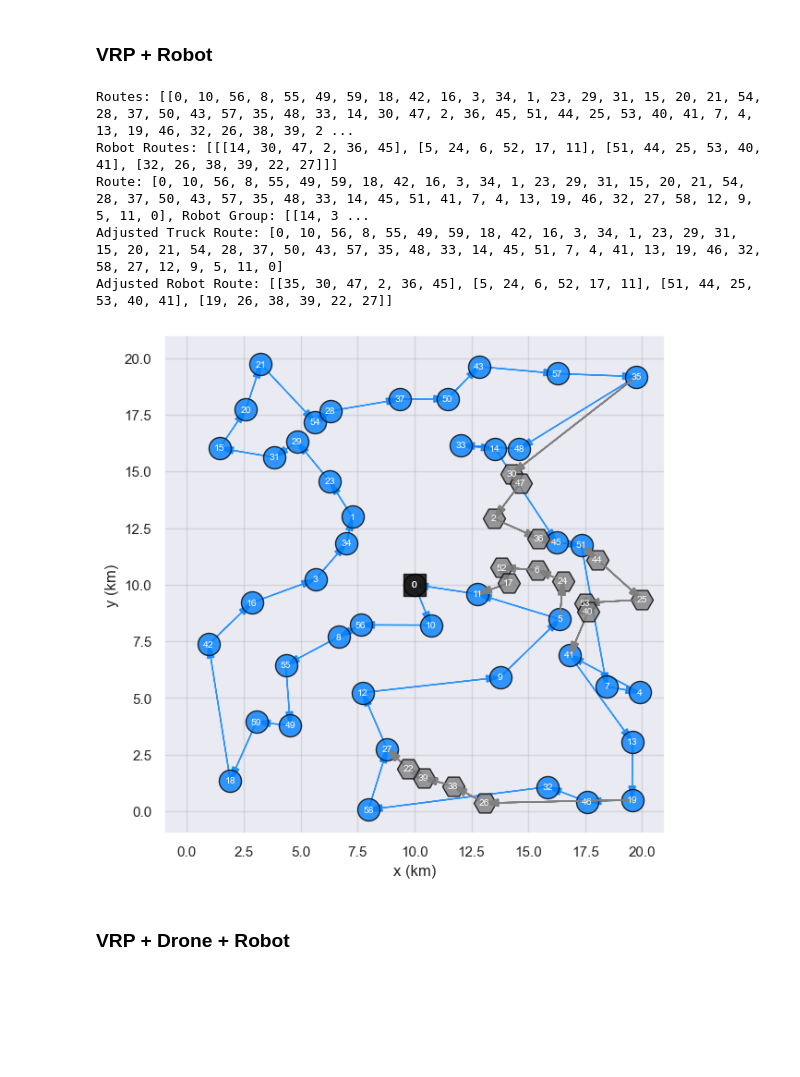
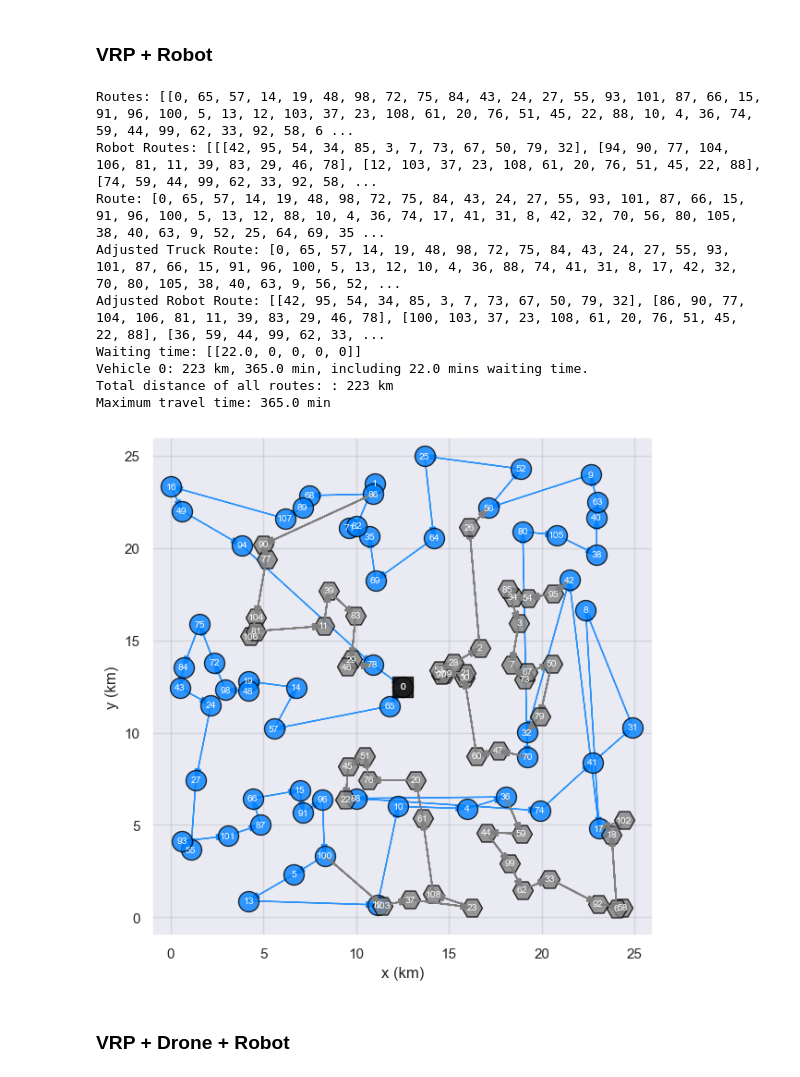
Before and after one commit to jy09567824/vehicle-routing-problem, a Jupyter notebook: VRPRD_ORTools.ipynb, the cells around one changed output. Cells and saved outputs as stored; diff of their text form; code cells hidden in the pictures; blank space fills up the shorter version.

```diff
--- a/VRPRD_ORTools.ipynb
+++ b/VRPRD_ORTools.ipynb
@@ -71,20 +70,17 @@ SERVICE_TIME = 2
 # [Truck]
 # 時速 60km | 每台車有最大移動距離(固定) | 貨物重量相同 | 本實驗不考慮車輛成本, 故每台車可載貨物數量 = (站點/車輛數)
 VEHICLE_SPEED = 60
-VEHICLE_MAX_DISTANCE = 9999999
 # VEHICLE_CAPACITIES = int(NUM_NODES / NUM_VEHICLES)
 
 # [Drone]
-# 時速 80km | 續航力 60 min | 採用歐幾里德距離 | 負責離群值 | 派出與收回載具各需要 1 分鐘
-DRONE_SETUP_TIME = 1  # 發送 & 收回 Drone 的準備時間
+# 時速 80km | 續航力 60 min | 採用歐幾里德距離 | 負責離群值 | 派出與收回載具各需要 1 分鐘 (總共2)
 DRONE_CAPACITIES = 1
 DRONE_SPEED = 80
 DRONE_BATTERY_LIFE = 60
 
 # [Robot]
-# 時速 30km | 續航力 120 min | 負責高密度點 | 派出與收回載具各需要 1 分鐘
-ROBOT_SETUP_TIME = 1
-ROBOT_CAPACITIES = 4
+# 時速 30km | 續航力 120 min | 負責高密度點 | 派出與收回載具各需要 1 分鐘 (總共2)
+ROBOT_CAPACITIES = 10
 ROBOT_SPEED = 60
 ROBOT_BATTERY_LIFE = 120
 # %% [markdown]
@@ -518,7 +532,7 @@ def plot_map(routes, drone_routes=[], robot_routes=[], **controls):
 
     def draw_node(node, color='gray', marker='o'):
         text_kwargs = dict(s=str(node), fontsize=7.5, color="white", horizontalalignment='center', verticalalignment='center')
-        node_kwargs = dict(s=300, color=color, alpha=0.8, edgecolors='black', marker=marker)
+        node_kwargs = dict(s=250, color=color, alpha=0.8, edgecolors='black', marker=marker)
         loc = data['num_locations'][node]
         plt.scatter(x=loc[0], y=loc[1], **node_kwargs)
         plt.text(x=loc[0], y=loc[1], **text_kwargs)
@@ -570,7 +584,7 @@ def plot_map(routes, drone_routes=[], robot_routes=[], **controls):
 ## VRP 解題方法說明
 # %%
 # Set data & control parameter
-controls = dict(map_size=(20, 20), num_nodes=1, num_vehicles=1)
+controls = dict(map_size=(25, 25), num_nodes=110, num_vehicles=1)
 data = create_data_model(**controls)
 
 plot_map(routes=[], **controls)
@@ -592,14 +610,16 @@ Routes: [[0, 49, 33, 21, 15, 14, 48, 19, 57, 13, 22, 9, 1, 40, 17, 7, 56, 30, 42
 # %%
 # 解 VRP -> 分開挑選 Drone 點 -> 連接路線
 data = create_data_model(**controls)
-routes = solve_routing_problem(data)
-drone_routes = select_drone_nodes(data, routes)
+VRPD_routes = solve_routing_problem(data)
+drone_routes = select_drone_nodes(data, VRPD_routes)
 # 調整車輛路線
 for index, group in enumerate(drone_routes):
     for r in group:
-        routes[index].remove(r[1])
+        VRPD_routes[index].remove(r[1])
 
-drone_waiting = get_waiting_time(data, routes, drone_routes, 'drone')
+drone_waiting = get_waiting_time(data, VRPD_routes, drone_routes, 'drone')
 print("Waiting time:", drone_waiting)
-plot_map(routes=routes,drone_routes=drone_routes, robot_routes=[], **controls)
+total_dist, total_time, waiting_time = get_travelling_time(data, VRPD_routes, drone_waiting)
+
+plot_map(routes=VRPD_routes, drone_routes=drone_routes, robot_routes=[], **controls)
 # %% [output]
@@ -611,30 +633,37 @@ Waiting time: [[4, 4, 2, 1]]
 ### VRP + Robot
 # %%
 data = create_data_model(**controls)
-routes = solve_routing_problem(data)
-robot_routes = select_robot_nodes(data, routes)
-
+VRPR_routes = solve_routing_problem(data)
+robot_routes = select_robot_nodes(data, VRPR_routes)
 # 調整車輛路線
 for veh_i, group in enumerate(robot_routes):
     for index, route in enumerate(group):
         exclude_nodes = [item for sublist in robot_routes[veh_i] for item in sublist if 0 < sublist.index(item) < len(sublist) - 1]
-        routes[veh_i] = [i for i in routes[veh_i] if i not in exclude_nodes]
-    routes[veh_i], robot_routes[veh_i] = adjust_robot_route(data, routes[veh_i], group)
+        VRPR_routes[veh_i] = [i for i in VRPR_routes[veh_i] if i not in exclude_nodes]
+    VRPR_routes[veh_i], robot_routes[veh_i] = adjust_robot_route(data, VRPR_routes[veh_i], group)
 
-plot_map(routes=routes,robot_routes=robot_routes, **controls)
+robot_waiting = get_waiting_time(data, VRPR_routes, robot_routes, 'robot')
+print("Waiting time:", robot_waiting)
+total_dist, total_time, waiting_time = get_travelling_time(data, VRPR_routes, [], robot_waiting)
+
+plot_map(routes=VRPR_routes, robot_routes=robot_routes, **controls)
 
 # 舊版方法 (VRPTW)
 # vrptw_routes = solve_vrptw(data, excludes)
 # print('\nRoute for VRPTW:', vrptw_routes)
 # if vrptw_routes:
 #     robot_waiting = get_waiting_time(data, vrptw_routes, robot_routes, 'robot')
 # plot_map(routes=vrptw_routes, drone_routes=[], robot_routes=robot_routes, **controls)
 # %% [output]
-Routes: [[0, 10, 56, 8, 55, 49, 59, 18, 42, 16, 3, 34, 1, 23, 29, 31, 15, 20, 21, 54, 28, 37, 50, 43, 57, 35, 48, 33, 14, 30, 47, 2, 36, 45, 51, 44, 25, 53, 40, 41, 7, 4, 13, 19, 46, 32, 26, 38, 39, 2 ...
-Robot Routes: [[[14, 30, 47, 2, 36, 45], [5, 24, 6, 52, 17, 11], [51, 44, 25, 53, 40, 41], [32, 26, 38, 39, 22, 27]]]
-Route: [0, 10, 56, 8, 55, 49, 59, 18, 42, 16, 3, 34, 1, 23, 29, 31, 15, 20, 21, 54, 28, 37, 50, 43, 57, 35, 48, 33, 14, 45, 51, 41, 7, 4, 13, 19, 46, 32, 27, 58, 12, 9, 5, 11, 0], Robot Group: [[14, 3 ...
-Adjusted Truck Route: [0, 10, 56, 8, 55, 49, 59, 18, 42, 16, 3, 34, 1, 23, 29, 31, 15, 20, 21, 54, 28, 37, 50, 43, 57, 35, 48, 33, 14, 45, 51, 7, 4, 41, 13, 19, 46, 32, 58, 27, 12, 9, 5, 11, 0]
-Adjusted Robot Route: [[35, 30, 47, 2, 36, 45], [5, 24, 6, 52, 17, 11], [51, 44, 25, 53, 40, 41], [19, 26, 38, 39, 22, 27]]
+Routes: [[0, 65, 57, 14, 19, 48, 98, 72, 75, 84, 43, 24, 27, 55, 93, 101, 87, 66, 15, 91, 96, 100, 5, 13, 12, 103, 37, 23, 108, 61, 20, 76, 51, 45, 22, 88, 10, 4, 36, 74, 59, 44, 99, 62, 33, 92, 58, 6 ...
+Robot Routes: [[[42, 95, 54, 34, 85, 3, 7, 73, 67, 50, 79, 32], [94, 90, 77, 104, 106, 81, 11, 39, 83, 29, 46, 78], [12, 103, 37, 23, 108, 61, 20, 76, 51, 45, 22, 88], [74, 59, 44, 99, 62, 33, 92, 58, ...
+Route: [0, 65, 57, 14, 19, 48, 98, 72, 75, 84, 43, 24, 27, 55, 93, 101, 87, 66, 15, 91, 96, 100, 5, 13, 12, 88, 10, 4, 36, 74, 17, 41, 31, 8, 42, 32, 70, 56, 80, 105, 38, 40, 63, 9, 52, 25, 64, 69, 35 ...
+Adjusted Truck Route: [0, 65, 57, 14, 19, 48, 98, 72, 75, 84, 43, 24, 27, 55, 93, 101, 87, 66, 15, 91, 96, 100, 5, 13, 12, 10, 4, 36, 88, 74, 41, 31, 8, 17, 42, 32, 70, 80, 105, 38, 40, 63, 9, 56, 52, ...
+Adjusted Robot Route: [[42, 95, 54, 34, 85, 3, 7, 73, 67, 50, 79, 32], [86, 90, 77, 104, 106, 81, 11, 39, 83, 29, 46, 78], [100, 103, 37, 23, 108, 61, 20, 76, 51, 45, 22, 88], [36, 59, 44, 99, 62, 33, ...
+Waiting time: [[22.0, 0, 0, 0, 0]]
+Vehicle 0: 223 km, 365.0 min, including 22.0 mins waiting time.
+Total distance of all routes: : 223 km
+Maximum travel time: 365.0 min
-[figure, old version]
+[figure, new version]
 # %% [markdown]
 ### VRP + Drone + Robot
```
Also changed, not shown: parts of 19 cells of this notebook, 20 other files.
